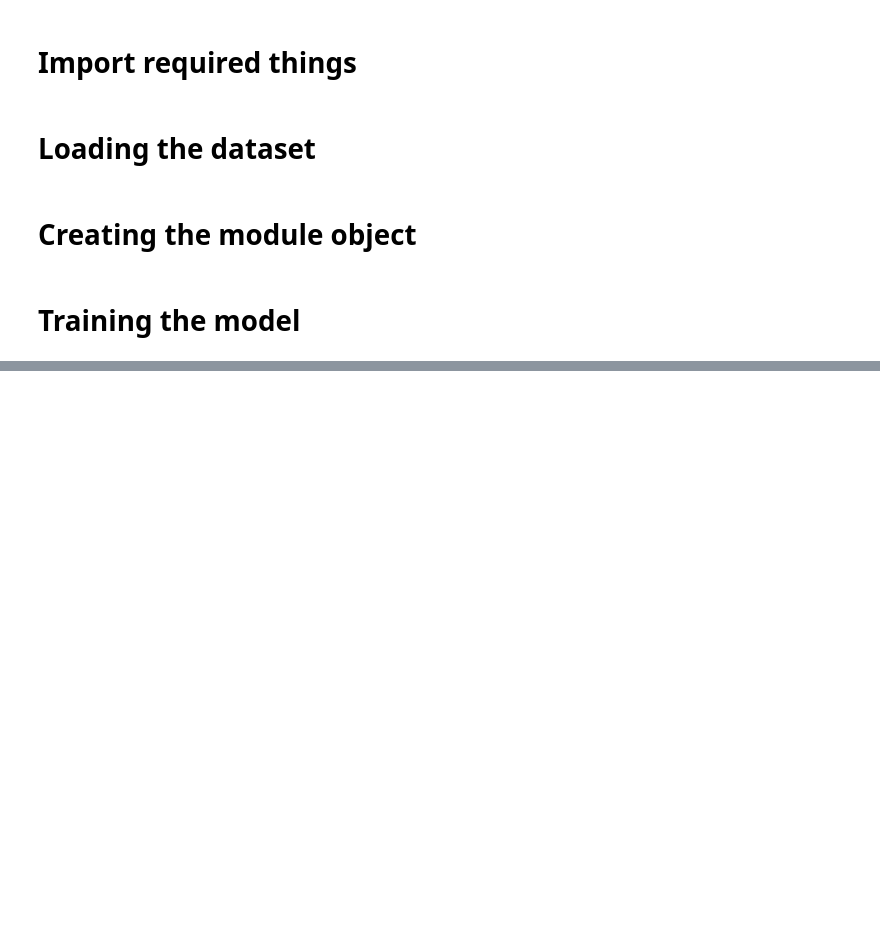
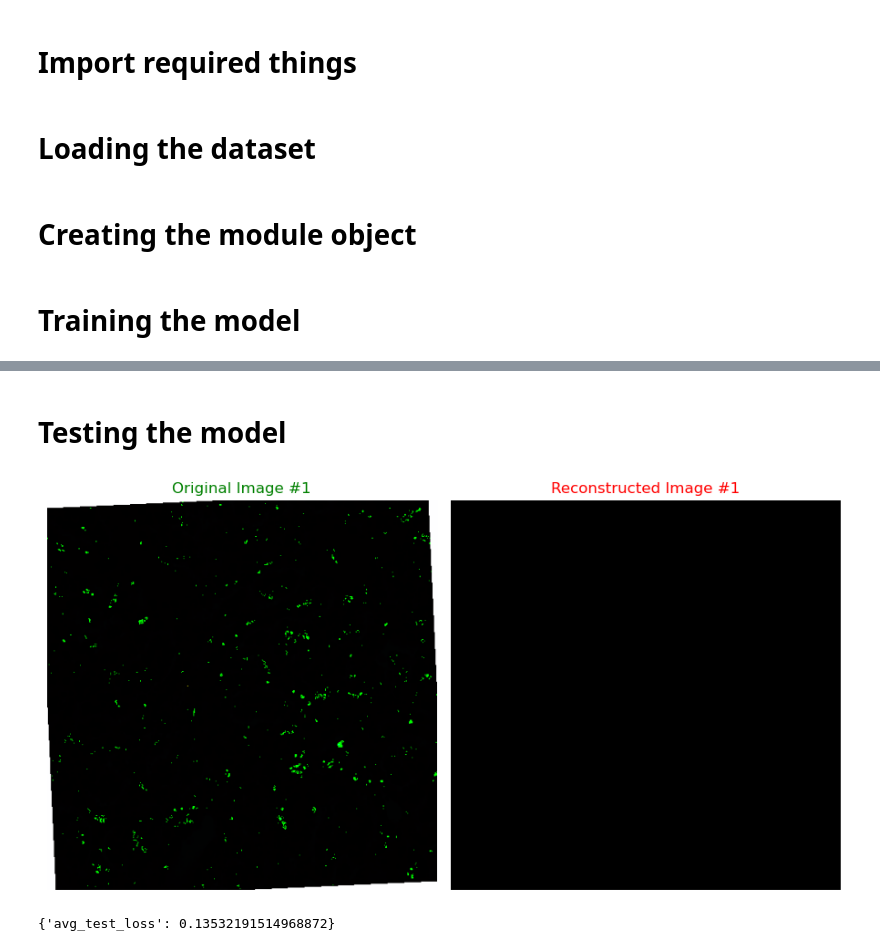
Before and after one commit to ParasharaRamesh/Hematologic-Cell-Identification, a Jupyter notebook: experiments/pRCC_unet/pRCC_training_and_evaluation.ipynb, the cells around one changed output, grey strips where cells are left out. Cells and saved outputs as stored; diff of their text form; code cells hidden in the pictures; blank space fills up the shorter version.

```diff
--- a/experiments/pRCC_unet/pRCC_training_and_evaluation.ipynb
+++ b/experiments/pRCC_unet/pRCC_training_and_evaluation.ipynb
@@ -34,0 +36,10 @@ Initialized scheduler
+# %% [markdown]
+# Testing the model
+# %%
+test_stats = pRCC_module.test_model()
+# %% [output]
+[figure, added]
+# %%
+test_stats
+# %% [output]
+{'avg_test_loss': 0.13532191514968872}
```
Also changed, not shown: parts of 4 cells of this notebook, 3 other files.
